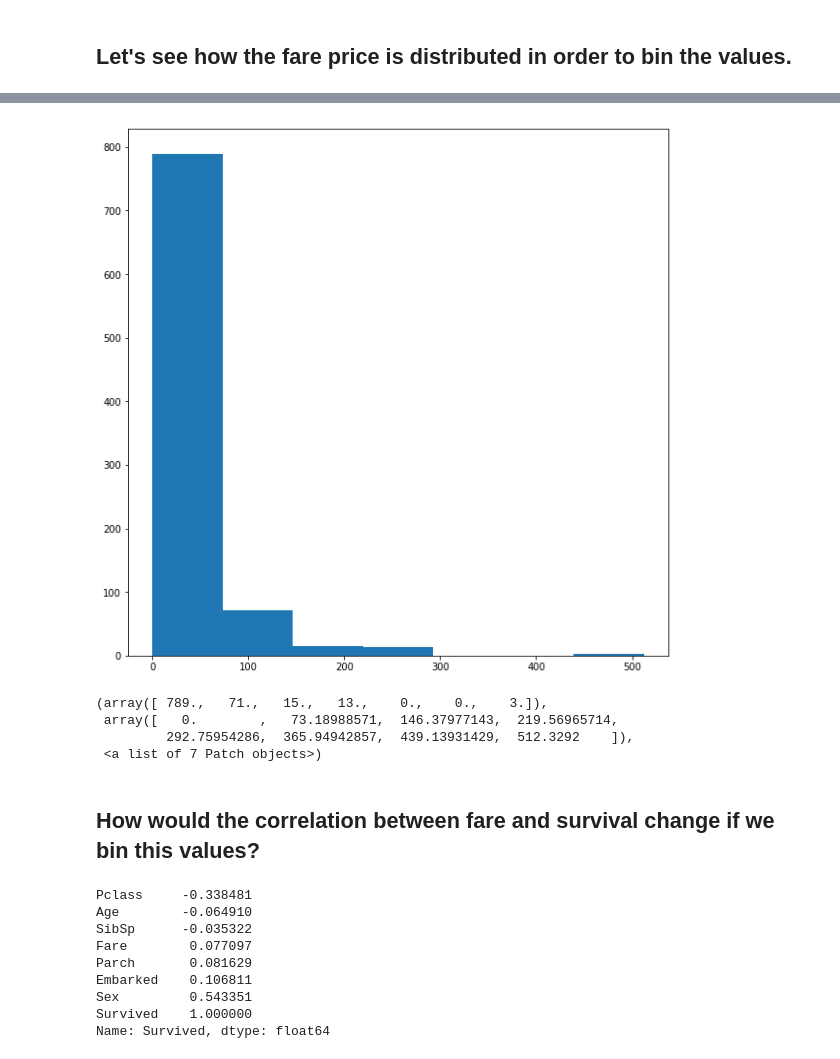
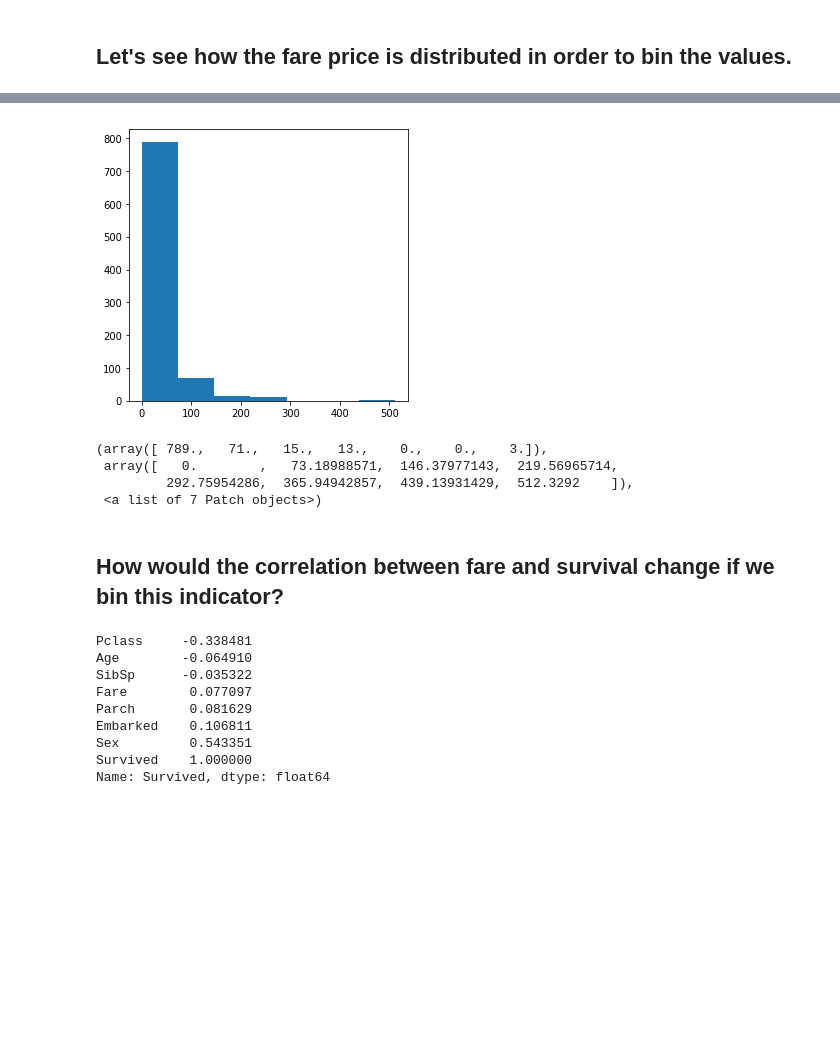
Before and after one commit to Joseph94m/Titanic, a Jupyter notebook: Titanic.ipynb, the cells around one changed output, grey strips where cells are left out. Cells and saved outputs as stored; diff of their text form; code cells hidden in the pictures; blank space fills up the shorter version.

```diff
--- a/Titanic.ipynb
+++ b/Titanic.ipynb
@@ -180,9 +190,9 @@ test_x =   test_x_copied.copy()
 # %%
-fig = plt.figure(figsize=(10,10))
+fig = plt.figure(figsize=(5,5))
 ax1=fig.add_subplot(1,1,1)
 values=ax1.hist(train_x['Fare'], bins=7)
 # %% [output]
-[figure, old version]
+[figure, new version]
 # %%
 values
 # %% [output]
@@ -191,7 +201,7 @@ values
          292.75954286,  365.94942857,  439.13931429,  512.3292    ]),
  <a list of 7 Patch objects>)
 # %% [markdown]
-## How would the correlation between fare and survival change if we bin this values?
+## How would the correlation between fare and survival change if we bin this indicator?
 # %%
 for i in range(1,len(values[1])):
     train_x.loc[(train_x['Fare'] < values[1][i]) & (train_x['Fare'] >= values[1][i-1]),'Fare'] = i-1
```
Also changed, not shown: parts of 55 cells of this notebook.
